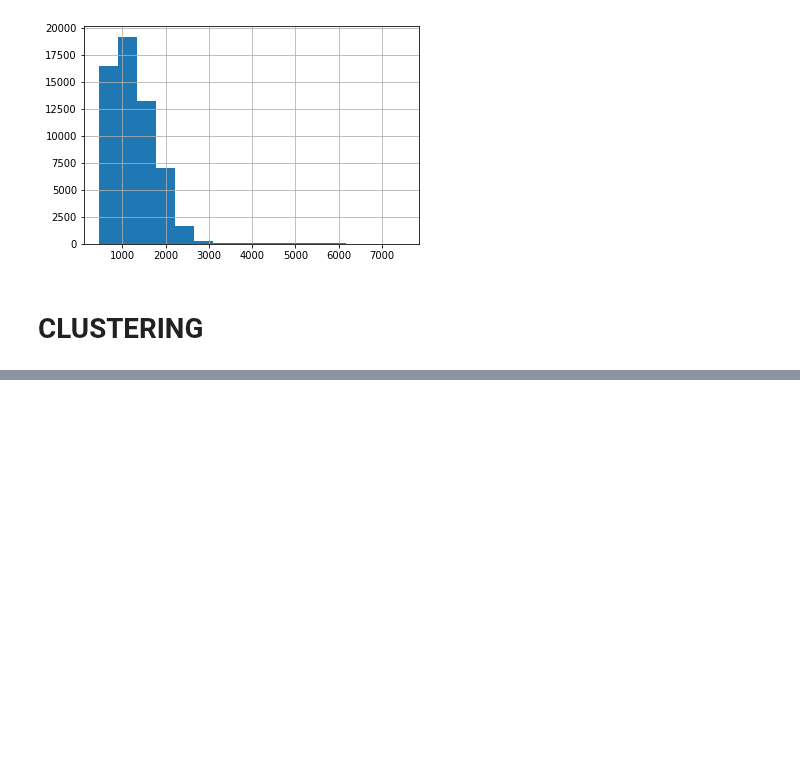
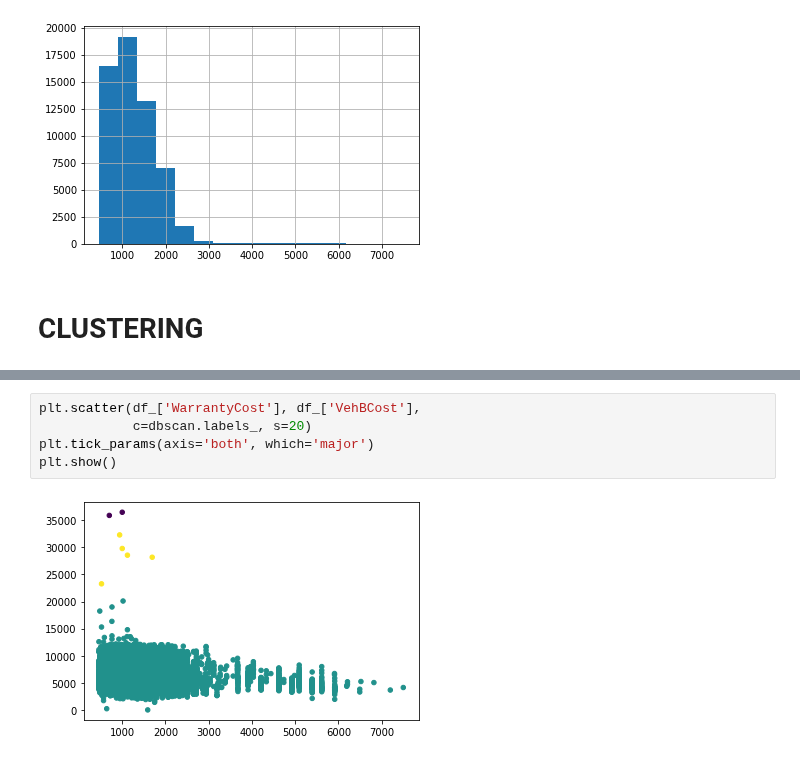
Before and after one commit to andybbruno/DataMining, a Jupyter notebook: DataUnderstanding.ipynb, the cells around one changed output, grey strips where cells are left out. Saved outputs shown, nothing was run; the diff lists cells and outputs as text; blank space fills up the shorter version.

```diff
--- a/DataUnderstanding.ipynb
+++ b/DataUnderstanding.ipynb
@@ -335,0 +424,7 @@ plt.show()
+# %%
+plt.scatter(df_['WarrantyCost'], df_['VehBCost'],
+            c=dbscan.labels_, s=20)
+plt.tick_params(axis='both', which='major')
+plt.show()
+# %% [output]
+[figure, added]
```
Also changed, not shown: parts of 16 cells of this notebook.
